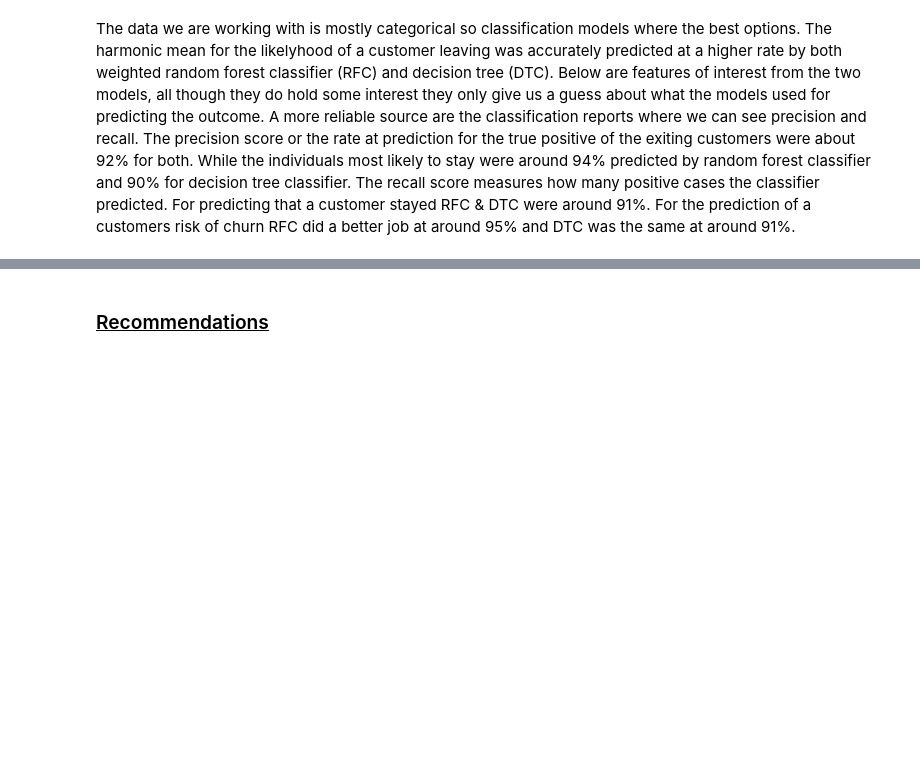
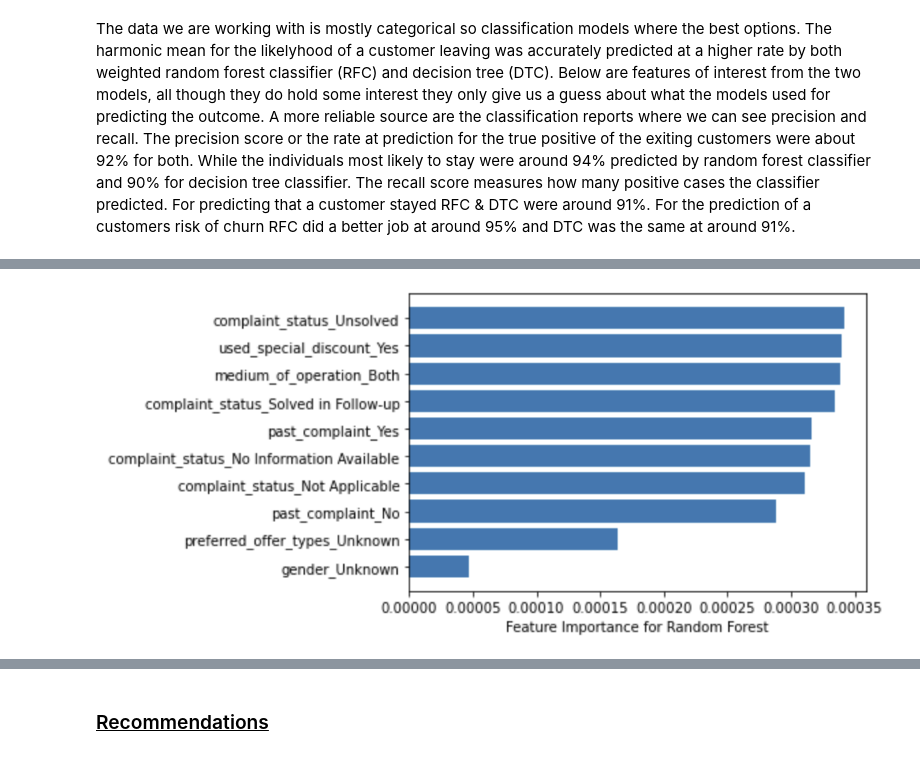
Before and after one commit to yshevche/Customer_Churn_Capstone, a Jupyter notebook: notebooks/Customer_Churn_Report.ipynb, the cells around one changed output, grey strips where cells are left out. Saved outputs shown, nothing was run; the diff lists cells and outputs as text; code cells hidden in the pictures; blank space fills up the shorter version.

```diff
--- a/notebooks/Customer_Churn_Report.ipynb
+++ b/notebooks/Customer_Churn_Report.ipynb
@@ -34,0 +37,4 @@ The data we are working with is mostly categorical so classification models wher
+# %%
+Image(filename="./RFC.jpeg")
+# %% [output]
+[figure, added]
```
Also changed, not shown: parts of 9 cells of this notebook.
